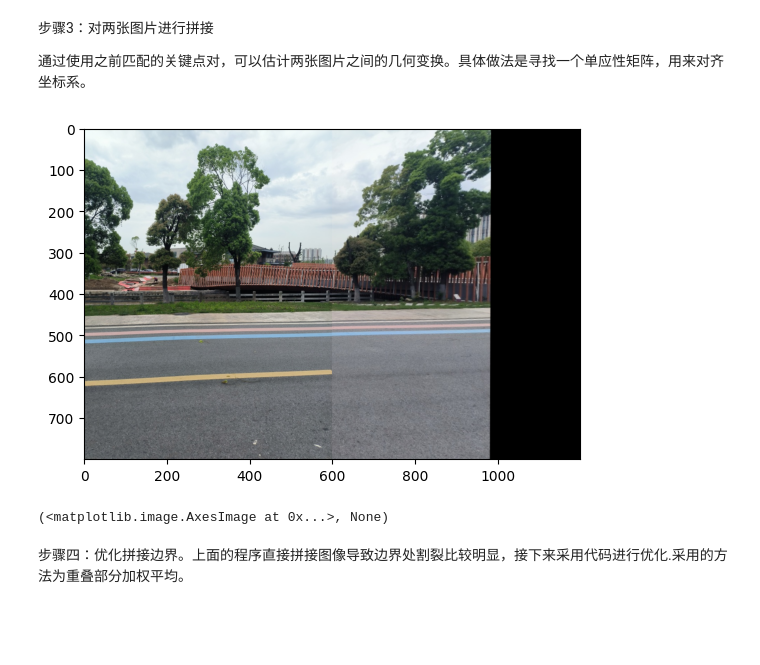
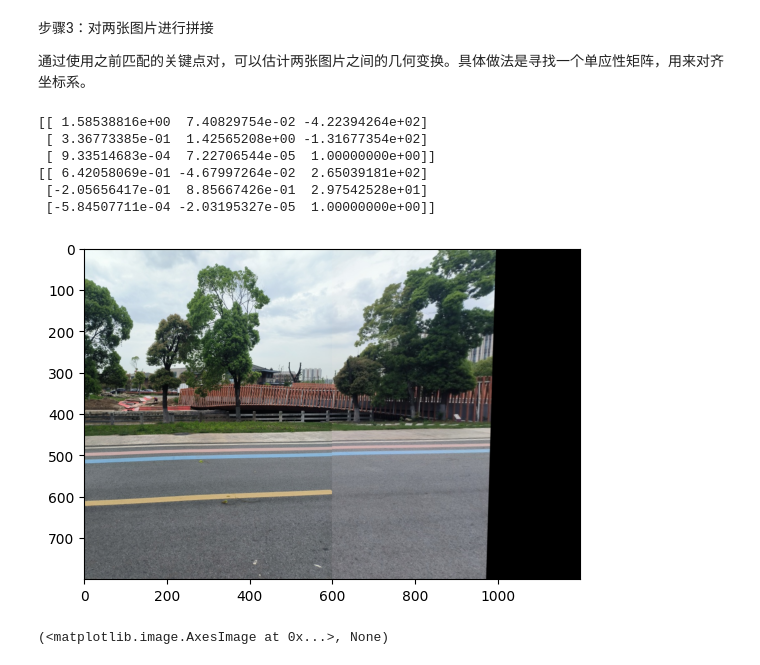
Before and after one commit to lengfeng-bot/vision_class, a Jupyter notebook: 计算机视觉实践-练习1/作业1.ipynb, the cells around one changed output. Drawn from its saved outputs; the diff is of its cells as text; code cells hidden in the pictures; blank space fills up the shorter version.

```diff
--- a/计算机视觉实践-练习1/作业1.ipynb
+++ b/计算机视觉实践-练习1/作业1.ipynb
@@ -104,36 +105,45 @@ def stitch_images(img1,img2):
     keypoints2, descriptors2 = sift.detectAndCompute(img2, None)
 
     # 匹配特征点
     matches_all = []
     good_matches = match_images(img1,img2)
     matches_all.append(good_matches)
 
     # 使用单应性矩阵拼接图片
     src_pts = np.float32([keypoints1[m.queryIdx].pt for m in good_matches]).reshape(-1,1,2)
     dst_pts = np.float32([keypoints2[m.trainIdx].pt for m in good_matches]).reshape(-1,1,2)
 
     # 计算单应性矩阵
-    M, mask = cv2.findHomography(src_pts, dst_pts, cv2.RANSAC,5.0)
+    M, mask = cv2.findHomography(src_pts, dst_pts, cv2.RANSAC, maxIters=2000)
+    print(M)
+    M_inv = np.linalg.inv(M)
+    # 归一化矩阵，将每个元素除以最后一个元素
+    M_inv /= M_inv[-1, -1]
 
+    print(M_inv)
     # 对img1应用单应性变换
     warpimg = cv2.warpPerspective(
         img2, np.linalg.inv(M), (img1.shape[1] + img2.shape[1], img2.shape[0])
     )
     cv2.imwrite("warpimg.jpg", warpimg)
     warpimg[0:img1.shape[0], 0:img1.shape[1]] = img1
     return warpimg
 
 
 # 示例用法：
 
 img1 = cv2.imread("jpgs/1.jpg")
 img2 = cv2.imread("jpgs/2.jpg")
 
 stitched_image = stitch_images(img1,img2)
 stitched_image = cv2.cvtColor(stitched_image, cv2.COLOR_BGR2RGB)
-plt.imshow(img4), plt.show()
+plt.imshow(stitched_image), plt.show()
 # %% [output]
+[[ 1.58538816e+00  7.40829754e-02 -4.22394264e+02]
+ [ 3.36773385e-01  1.42565208e+00 -1.31677354e+02]
+ [ 9.33514683e-04  7.22706544e-05  1.00000000e+00]]
+[[ 6.42058069e-01 -4.67997264e-02  2.65039181e+02]
+ [-2.05656417e-01  8.85667426e-01  2.97542528e+01]
+ [-5.84507711e-04 -2.03195327e-05  1.00000000e+00]]
-[figure, old version]
+[figure, new version]
-(<matplotlib.image.AxesImage at 0x...>, None)
+(<matplotlib.image.AxesImage at 0x...>, None)
-# %% [markdown]
-步骤四：优化拼接边界。上面的程序直接拼接图像导致边界处割裂比较明显，接下来采用代码进行优化.采用的方法为重叠部分加权平均。
```
Also changed, not shown: parts of 5 cells of this notebook, 9 other files.
